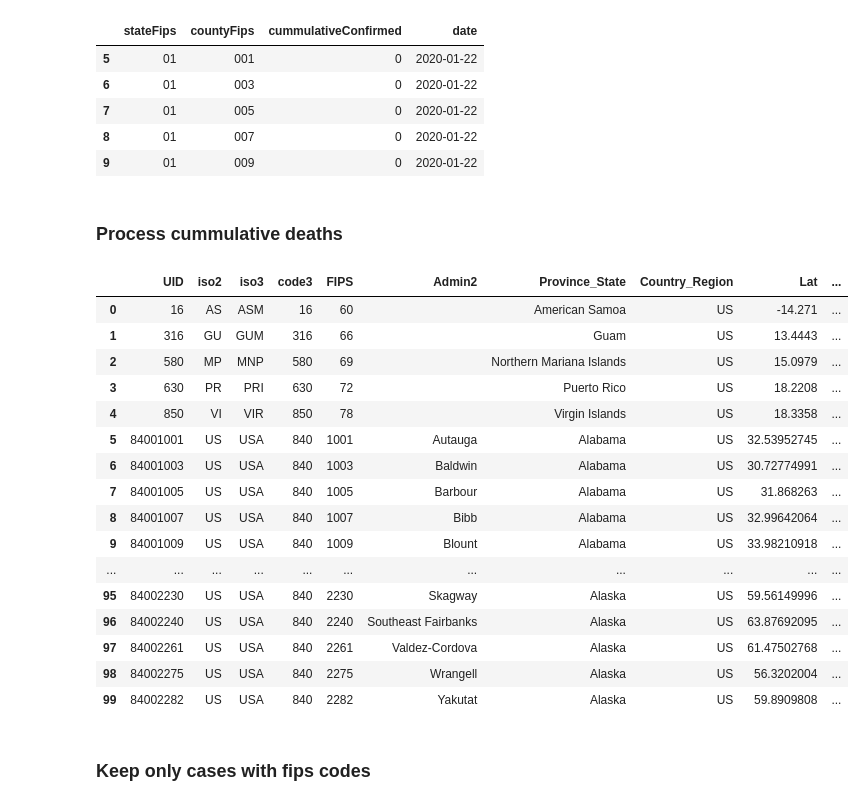
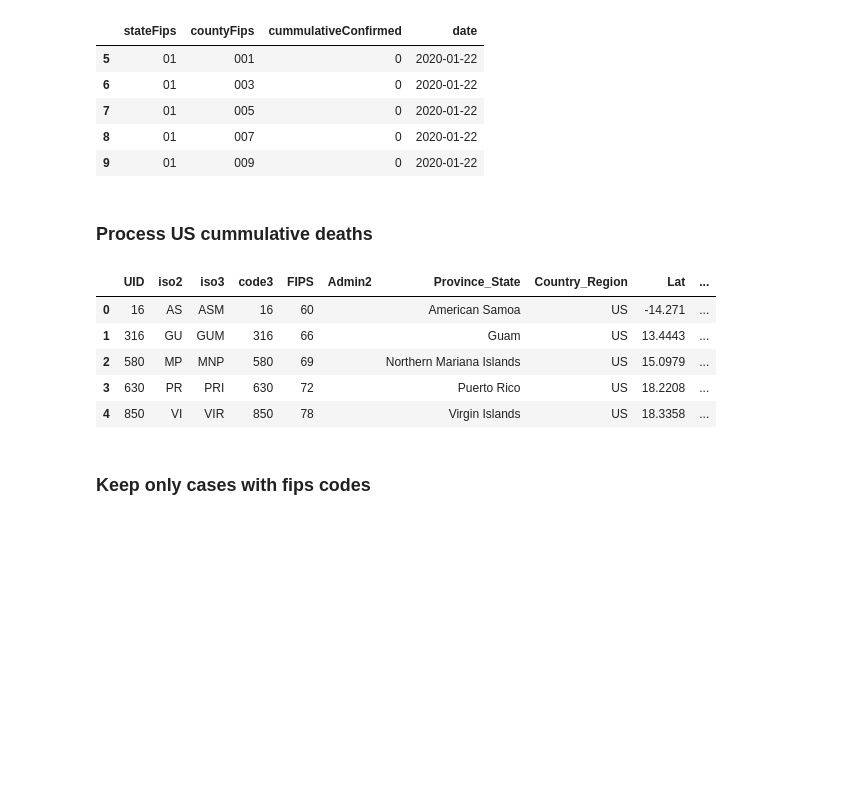
Before and after one commit to covid-19-net/covid-19-community, a Jupyter notebook: notebooks/02a-JHUCases.ipynb, the cells around one changed output. Saved outputs shown, nothing was run; the diff lists cells and outputs as text; code cells hidden in the pictures; blank space fills up the shorter version.

```diff
--- a/notebooks/02a-JHUCases.ipynb
+++ b/notebooks/02a-JHUCases.ipynb
@@ -93,7 +93,7 @@ cases_confirmed.head()
 | 8 | 01 | 007 | 0 | 2020-01-22 |
 | 9 | 01 | 009 | 0 | 2020-01-22 |
 # %% [markdown]
-### Process cummulative deaths
+### Process US cummulative deaths
 # %%
 deaths = pd.read_csv("https://raw.githubusercontent.com/CSSEGISandData/COVID-19/master/csse_covid_19_data/csse_covid_19_time_series/time_series_covid19_deaths_US.csv",  dtype='str')
 # %%
@@ -101,25 +101,14 @@ deaths = deaths.fillna('')
 # %%
 deaths['FIPS'] = deaths['FIPS'].str.replace('\.0', '')
 # %%
-deaths.head(100)
+deaths.head()
 # %% [output]
 |  | UID | iso2 | iso3 | code3 | FIPS | Admin2 | Province_State | Country_Region | Lat | ... |
 | 0 | 16 | AS | ASM | 16 | 60 |  | American Samoa | US | -14.271 | ... |
 | 1 | 316 | GU | GUM | 316 | 66 |  | Guam | US | 13.4443 | ... |
 | 2 | 580 | MP | MNP | 580 | 69 |  | Northern Mariana Islands | US | 15.0979 | ... |
 | 3 | 630 | PR | PRI | 630 | 72 |  | Puerto Rico | US | 18.2208 | ... |
 | 4 | 850 | VI | VIR | 850 | 78 |  | Virgin Islands | US | 18.3358 | ... |
-| 5 | 84001001 | US | USA | 840 | 1001 | Autauga | Alabama | US | 32.53952745 | ... |
-| 6 | 84001003 | US | USA | 840 | 1003 | Baldwin | Alabama | US | 30.72774991 | ... |
-| 7 | 84001005 | US | USA | 840 | 1005 | Barbour | Alabama | US | 31.868263 | ... |
-| 8 | 84001007 | US | USA | 840 | 1007 | Bibb | Alabama | US | 32.99642064 | ... |
-| 9 | 84001009 | US | USA | 840 | 1009 | Blount | Alabama | US | 33.98210918 | ... |
-| ... | ... | ... | ... | ... | ... | ... | ... | ... | ... | ... |
-| 95 | 84002230 | US | USA | 840 | 2230 | Skagway | Alaska | US | 59.56149996 | ... |
-| 96 | 84002240 | US | USA | 840 | 2240 | Southeast Fairbanks | Alaska | US | 63.87692095 | ... |
-| 97 | 84002261 | US | USA | 840 | 2261 | Valdez-Cordova | Alaska | US | 61.47502768 | ... |
-| 98 | 84002275 | US | USA | 840 | 2275 | Wrangell | Alaska | US | 56.3202004 | ... |
-| 99 | 84002282 | US | USA | 840 | 2282 | Yakutat | Alaska | US | 59.8909808 | ... |
 # %% [markdown]
 ### Keep only cases with fips codes
 # %%
```
Also changed, not shown: parts of 22 cells of this notebook, 5 other files.
